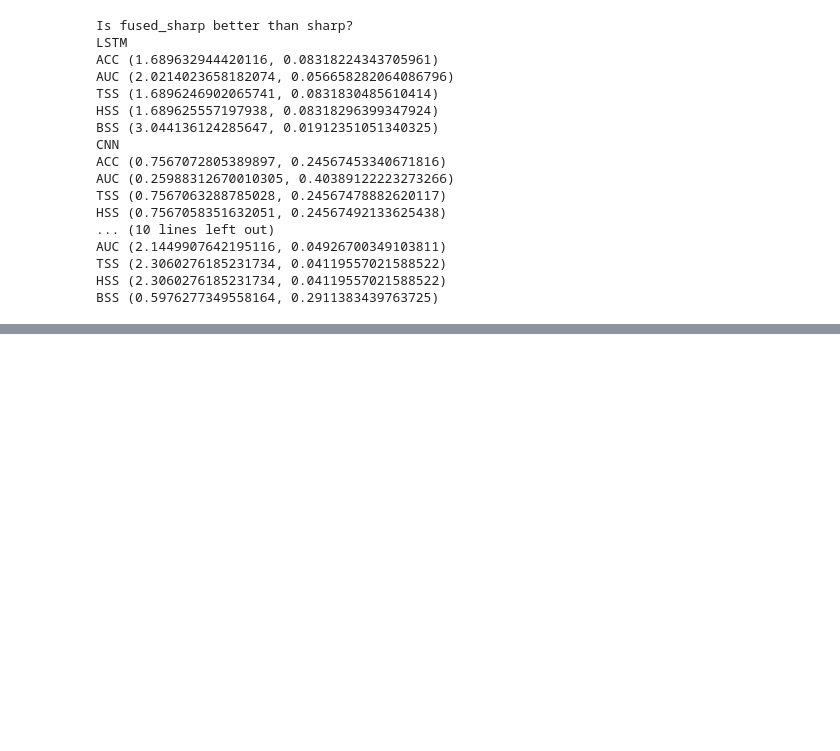
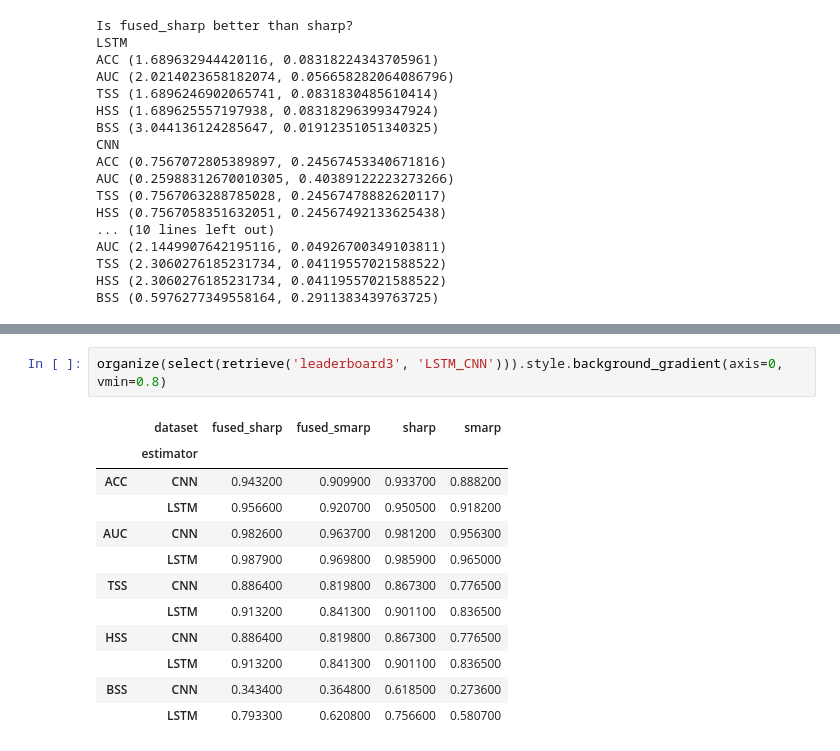
Before and after one commit to ZeyuSun/flare-prediction-smarp, a Jupyter notebook: notebooks/mlflow_results_2.ipynb, the cells around one changed output, grey strips where cells are left out. Cells and saved outputs as stored; diff of their text form; blank space fills up the shorter version.

```diff
--- a/notebooks/mlflow_results_2.ipynb
+++ b/notebooks/mlflow_results_2.ipynb
@@ -990,0 +1091,15 @@ BSS (0.5976277349558164, 0.2911383439763725)
+# %%
+organize(select(retrieve('leaderboard3', 'LSTM_CNN'))).style.background_gradient(axis=0, vmin=0.8)
+# %% [output]
+|  | dataset | fused_sharp | fused_smarp | sharp | smarp |
+|  | estimator |  |  |  |  |
+| ACC | CNN | 0.943200 | 0.909900 | 0.933700 | 0.888200 |
+|  | LSTM | 0.956600 | 0.920700 | 0.950500 | 0.918200 |
+| AUC | CNN | 0.982600 | 0.963700 | 0.981200 | 0.956300 |
+|  | LSTM | 0.987900 | 0.969800 | 0.985900 | 0.965000 |
+| TSS | CNN | 0.886400 | 0.819800 | 0.867300 | 0.776500 |
+|  | LSTM | 0.913200 | 0.841300 | 0.901100 | 0.836500 |
+| HSS | CNN | 0.886400 | 0.819800 | 0.867300 | 0.776500 |
+|  | LSTM | 0.913200 | 0.841300 | 0.901100 | 0.836500 |
+| BSS | CNN | 0.343400 | 0.364800 | 0.618500 | 0.273600 |
+|  | LSTM | 0.793300 | 0.620800 | 0.756600 | 0.580700 |
```
Also changed, not shown: parts of 11 cells of this notebook.
